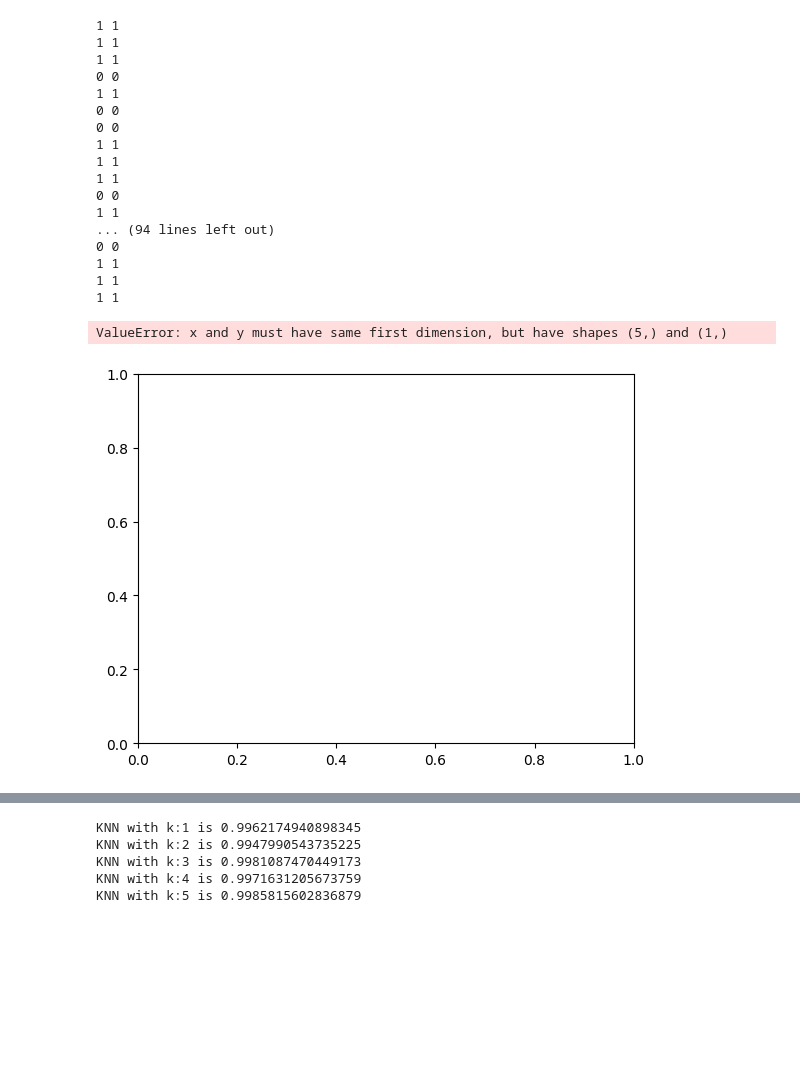
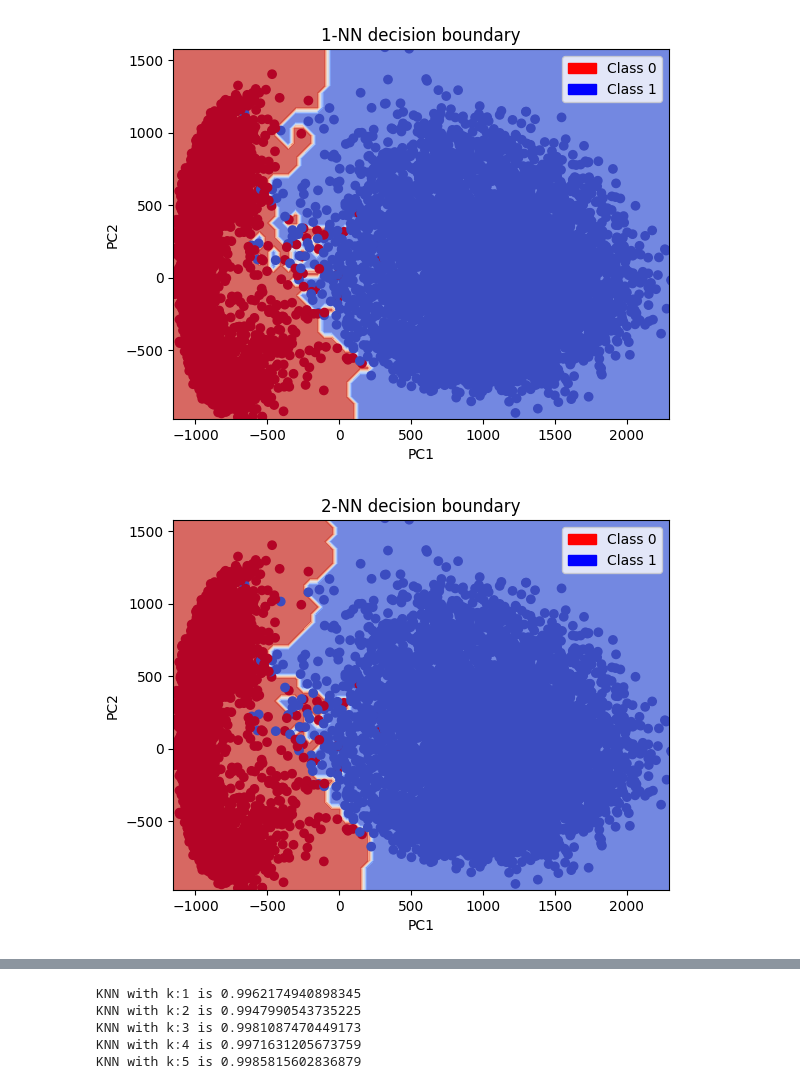
Before and after one commit to cooper-a/pattern-recognition-labs, a Jupyter notebook: a1/A1.ipynb, the cells around one changed output, grey strips where cells are left out. Saved outputs shown, nothing was run; the diff lists cells and outputs as text; code cells hidden in the pictures; blank space fills up the shorter version.

Commit message:
knn decision boundary

```diff
--- a/a1/A1.ipynb
+++ b/a1/A1.ipynb
@@ -20,32 +110,8 @@ def prep_mnist(mnist_set, n_components):
 # %%
-class KNNClassifier:
-    def __init__(self, X, Y):
-        self.X_clf = X
-        self.Y_clf = Y
+mnist_trainset = datasets.MNIST(root='./data', train=True, download=True, transform=None)
+mnist_testset = datasets.MNIST(root='./data', train=False, download=True, transform=None)
+X_PC, Y = prep_mnist(mnist_trainset, 20)
+X_test_PC, Y_test = prep_mnist(mnist_testset, 20)
 
-    def classify(self, x, k, dist_func=np.linalg.norm):
-        # Implement the k-NN classifier
-        # x is a single vector to classify
-        # k is the number of neighbors to consider
-        # returns the most common class among the k nearest neighbors
-        if self.X_clf is None or self.Y_clf is None:
-            raise Exception("Classifier not trained")
-        dist = []
-        for i in range(len(self.X_clf)):
-            dist.append((dist_func(self.X_clf[i] - x), self.Y_clf[i]))
-        # look at the k nearest neighbors
-        dist.sort(key=lambda tup: tup[0])
-        dist = dist[:k]
-        # count the number of 0s and 1s
-        count0 = 0
-        count1 = 0
-        for i in range(len(dist)):
-            if dist[i][1] == 0:
-                count0 += 1
-            else:
-                count1 += 1
-        # return the most common class
-        if count0 > count1:
-            return 0
-        else:
-            return 1
+med_clf = MED_Classifier(X_PC, Y)
+med_clf.plot_decision_boundary()
@@ -52,37 +120,19 @@ class KNNClassifier:
 # %%
 K_VALUES = [1, 2, 3, 4, 5]
 mnist_trainset = datasets.MNIST(root='./data', train=True, download=True, transform=None)
 mnist_testset = datasets.MNIST(root='./data', train=False, download=True, transform=None)
 
 X_PC, Y = prep_mnist(mnist_trainset, 2)
 X_test_PC, Y_test = prep_mnist(mnist_testset, 2)
 
 knn = KNNClassifier(X_PC, Y)
 preds_results = {}
 for k_val in K_VALUES:
+    knn.plot_decision_boundary(k_val)
     preds_results[k_val] = []
     for i in range(len(X_test_PC)):
         pred = knn.classify(X_test_PC[i], k_val)
-        if i % 100 == 0:
-            print(pred, Y_test[i])
         preds_results[k_val].append((pred, Y_test[i]))
 # %% [output]
-1 1
-1 1
-1 1
-0 0
-1 1
-0 0
-0 0
-1 1
-1 1
-1 1
-0 0
-1 1
-... (94 lines left out)
-0 0
-1 1
-1 1
-1 1
-ValueError: x and y must have same first dimension, but have shapes (5,) and (1,)
-[figure, old version]
+[figure, new version]
+[figure, added]
```
Also changed, not shown: parts of 5 cells of this notebook, 3 other files.
